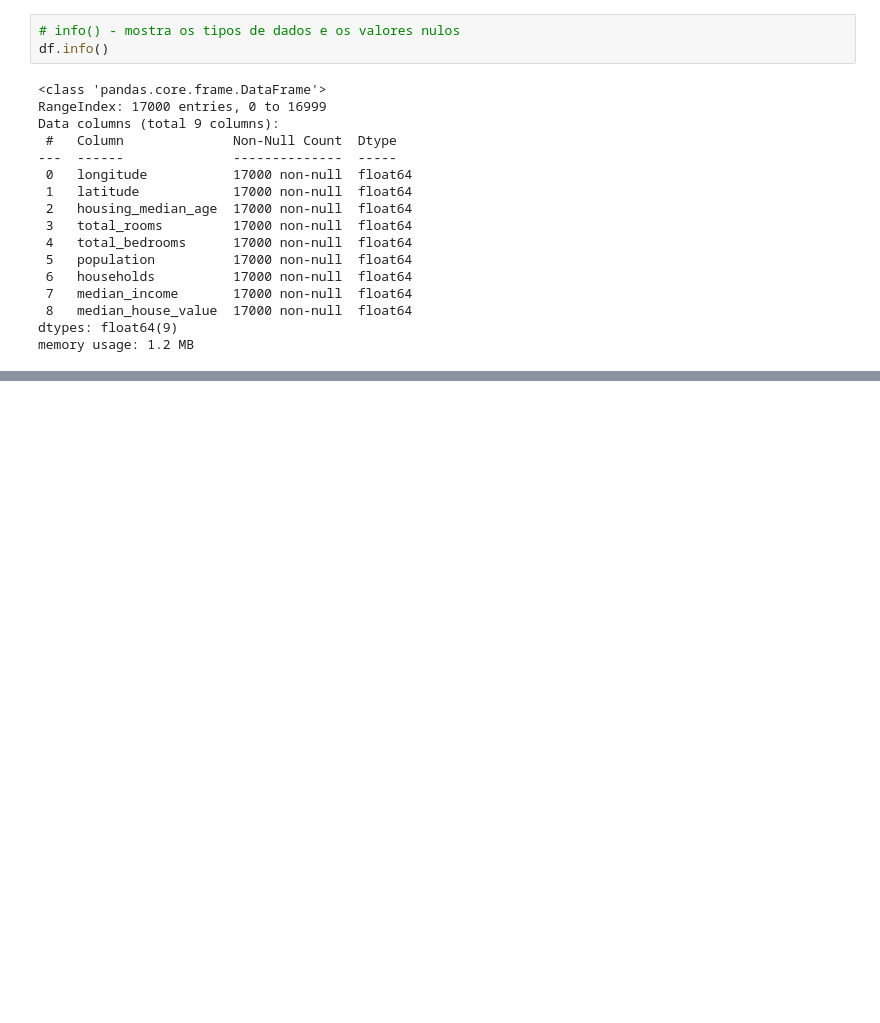
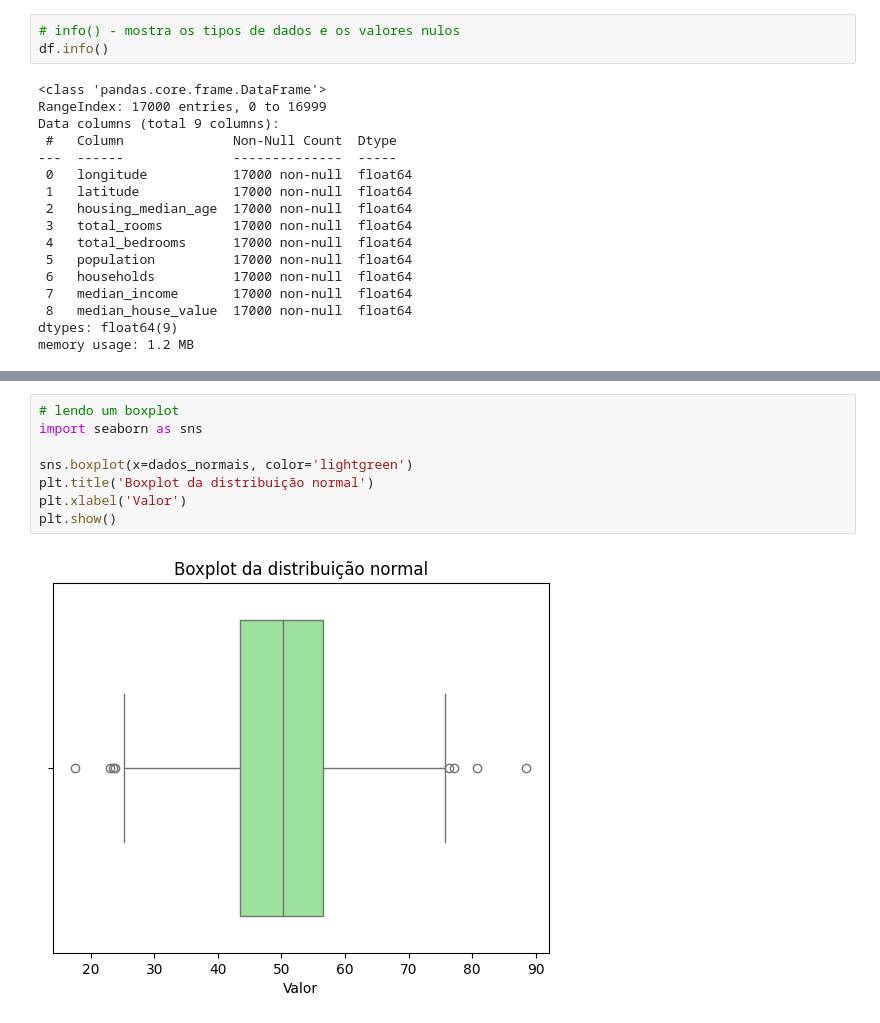
Before and after one commit to JoaoAntoni07/estudo-catijr, a Jupyter notebook: semana-04/semana04_aulas.ipynb, the cells around one changed output, grey strips where cells are left out. Drawn from its saved outputs; the diff is of its cells as text; blank space fills up the shorter version.

```diff
--- a/semana-04/semana04_aulas.ipynb
+++ b/semana-04/semana04_aulas.ipynb
@@ -67,0 +550,10 @@ df.describe()
+# %%
+# lendo um boxplot
+import seaborn as sns
+
+sns.boxplot(x=dados_normais, color='lightgreen')
+plt.title('Boxplot da distribuição normal')
+plt.xlabel('Valor')
+plt.show()
+# %% [output]
+[figure, added]
```
Also changed, not shown: parts of 63 cells of this notebook.
